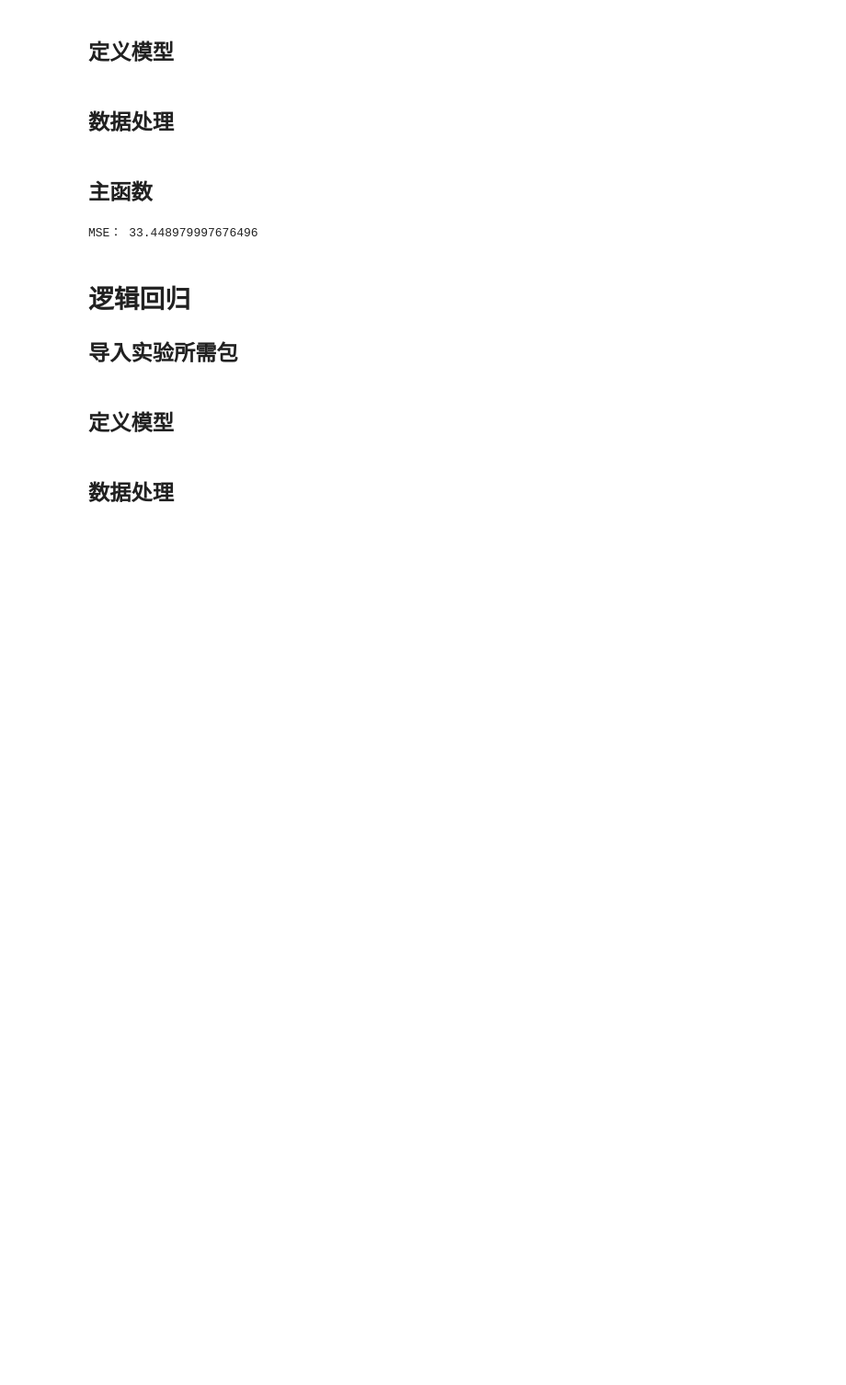
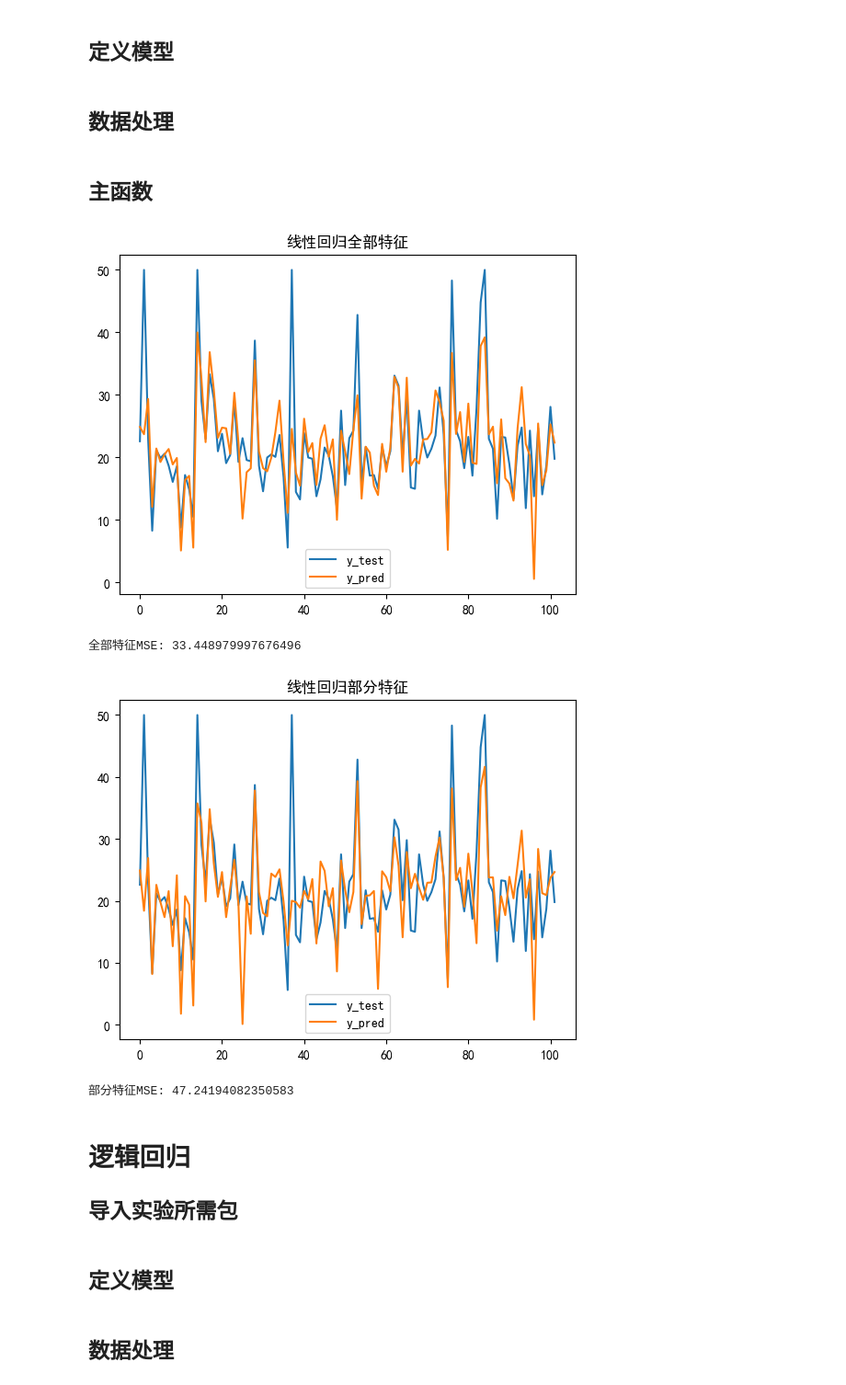
Before and after one commit to Routhleck/myNotes, a Jupyter notebook: 机器学习(updating)/hw/实验一 线性模型-实验/linear_model_API.ipynb, the cells around one changed output. Shown at 92% size. Drawn from its saved outputs; the diff is of its cells as text; code cells hidden in the pictures; blank space fills up the shorter version.

```diff
--- a/机器学习(updating)/hw/实验一 线性模型-实验/linear_model_API.ipynb
+++ b/机器学习(updating)/hw/实验一 线性模型-实验/linear_model_API.ipynb
@@ -22,7 +22,8 @@ def linear_model(X_train, X_test, y_train, y_test):
 # %% [markdown]
 ## 数据处理
 # %%
-def dataProcess():
+# 全部特征
+def dataProcess_full():
     # 加载 dataset/housing-data.csv
     df = pd.read_csv('dataset/housing-data.csv')
     # 数据处理
@@ -36,13 +37,57 @@ def dataProcess():
     X_train = sc.fit_transform(X_train)
     X_test = sc.transform(X_test)
     return X_train, X_test, y_train, y_test
+# 部分特征
+def dataProcess_part():
+    # 加载 dataset/housing-data.csv
+    df = pd.read_csv('dataset/housing-data.csv')
+    # 数据处理
+    # 平均值填充
+    df = df.fillna(df.mean())
+    X = df.iloc[:, [0, 1, 2, 3, 4, 5]]
+    y = df.iloc[:, -1]
+    X_train, X_test, y_train, y_test = train_test_split(X, y, test_size=0.2, random_state=0)
+    # 标准化
+    sc = StandardScaler()
+    X_train = sc.fit_transform(X_train)
+    X_test = sc.transform(X_test)
+    return X_train, X_test, y_train, y_test
 # %% [markdown]
 ## 主函数
-# %%
-X_train, X_test, y_train, y_test = dataProcess()
-linear_model(X_train, X_test, y_train, y_test)
-# %% [output]
-MSE： 33.448979997676496
+# %%
+# 设置显示中文字体
+from pylab import mpl
+mpl.rcParams["font.sans-serif"] = ["SimHei"]
+
+# 全部特征
+X_train, X_test, y_train, y_test = dataProcess_full()
+# 将y_test转换为一维数组
+y_test = np.array(y_test).reshape(-1, 1)
+y_pred = linear_model(X_train, X_test, y_train)
+# 可视化
+from matplotlib import pyplot as plt
+plt.title('线性回归全部特征')
+plt.plot(y_test, label='y_test')
+plt.plot(y_pred, label='y_pred')
+plt.legend()
+plt.show()
+print('全部特征MSE:', mean_squared_error(y_test, y_pred))
+# 部分特征
+X_train, X_test, y_train, y_test = dataProcess_part()
+y_test = np.array(y_test).reshape(-1, 1)
+y_pred = linear_model(X_train, X_test, y_train)
+# 可视化
+plt.title('线性回归部分特征')
+plt.plot(y_test, label='y_test')
+plt.plot(y_pred, label='y_pred')
+plt.legend()
+plt.show()
+print('部分特征MSE:', mean_squared_error(y_test, y_pred))
+# %% [output]
+[figure, added]
+全部特征MSE: 33.448979997676496
+[figure, added]
+部分特征MSE: 47.24194082350583
 # %% [markdown]
 # 逻辑回归
 ## 导入实验所需包
```
Also changed, not shown: parts of 5 cells of this notebook, 8 other files.
